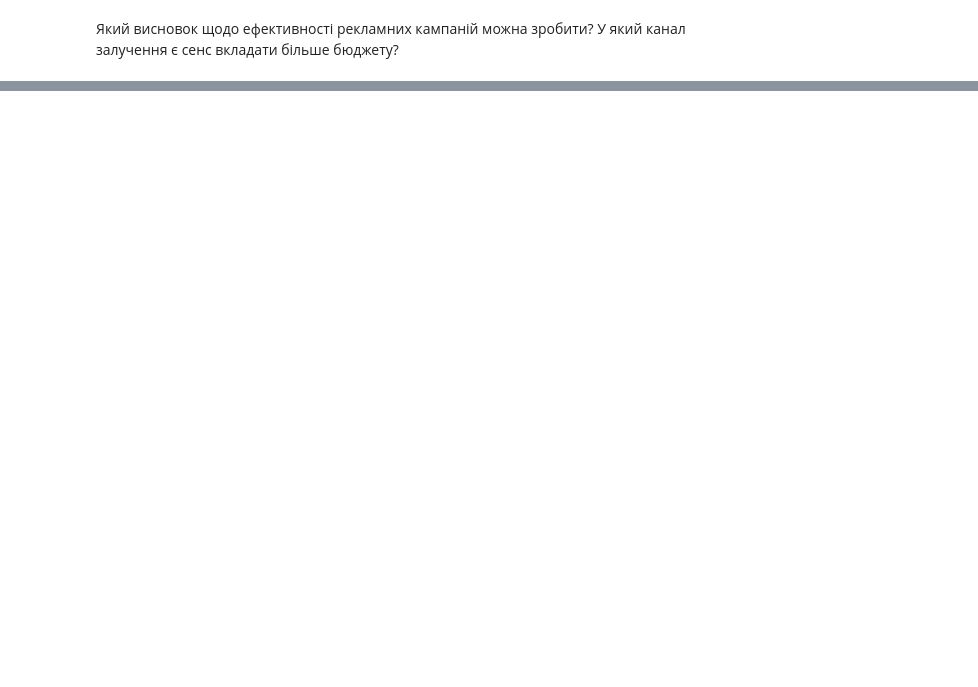
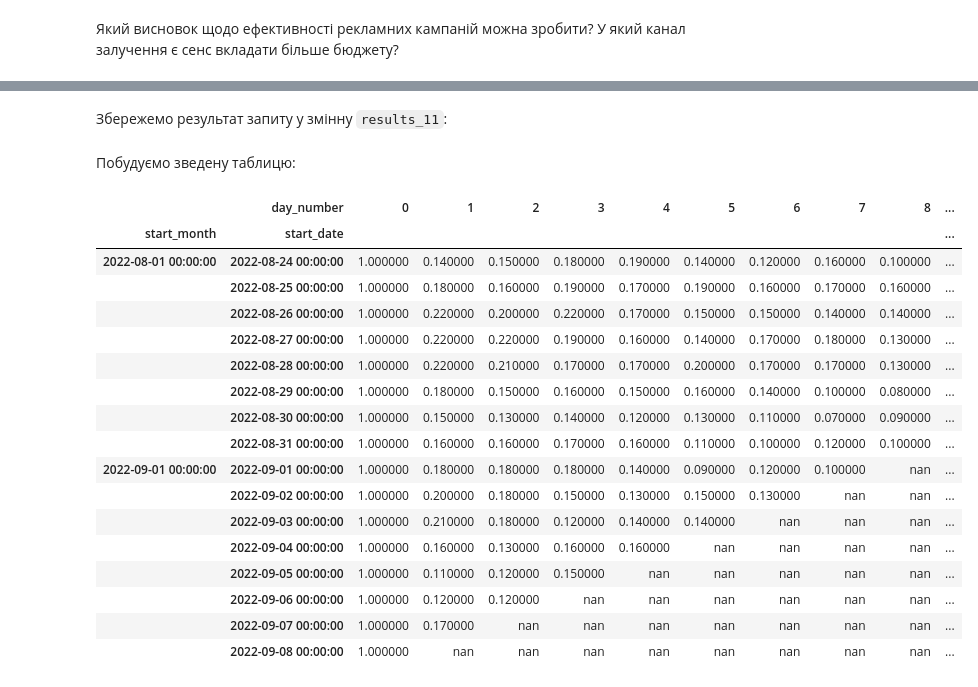
Before and after one commit to Aranaur/py4ds, a Jupyter notebook: sql_metrics.ipynb, the cells around one changed output, grey strips where cells are left out. Drawn from its saved outputs; the diff is of its cells as text; code cells hidden in the pictures; blank space fills up the shorter version.

Commit message:
add sql retention

```diff
--- a/sql_metrics.ipynb
+++ b/sql_metrics.ipynb
@@ -1688,0 +1992,2 @@ fig.show()
+# %% [markdown]
+Збережемо результат запиту у змінну `results_11`:
@@ -1688,0 +2010,34 @@ fig.show()
+# %% [markdown]
+Побудуємо зведену таблицю:
+# %%
+# | column: page
+
+results_11.fillna("", inplace=True)
+
+pd.pivot_table(
+    results_11,
+    index=["start_month", "start_date"],
+    columns="day_number",
+    values="retention",
+).style.background_gradient(
+    cmap="Blues",
+)
+# %% [output]
+|  | day_number | 0 | 1 | 2 | 3 | 4 | 5 | 6 | 7 | 8 | ... |
+| start_month | start_date |  |  |  |  |  |  |  |  |  | ... |
+| 2022-08-01 00:00:00 | 2022-08-24 00:00:00 | 1.000000 | 0.140000 | 0.150000 | 0.180000 | 0.190000 | 0.140000 | 0.120000 | 0.160000 | 0.100000 | ... |
+|  | 2022-08-25 00:00:00 | 1.000000 | 0.180000 | 0.160000 | 0.190000 | 0.170000 | 0.190000 | 0.160000 | 0.170000 | 0.160000 | ... |
+|  | 2022-08-26 00:00:00 | 1.000000 | 0.220000 | 0.200000 | 0.220000 | 0.170000 | 0.150000 | 0.150000 | 0.140000 | 0.140000 | ... |
+|  | 2022-08-27 00:00:00 | 1.000000 | 0.220000 | 0.220000 | 0.190000 | 0.160000 | 0.140000 | 0.170000 | 0.180000 | 0.130000 | ... |
+|  | 2022-08-28 00:00:00 | 1.000000 | 0.220000 | 0.210000 | 0.170000 | 0.170000 | 0.200000 | 0.170000 | 0.170000 | 0.130000 | ... |
+|  | 2022-08-29 00:00:00 | 1.000000 | 0.180000 | 0.150000 | 0.160000 | 0.150000 | 0.160000 | 0.140000 | 0.100000 | 0.080000 | ... |
+|  | 2022-08-30 00:00:00 | 1.000000 | 0.150000 | 0.130000 | 0.140000 | 0.120000 | 0.130000 | 0.110000 | 0.070000 | 0.090000 | ... |
+|  | 2022-08-31 00:00:00 | 1.000000 | 0.160000 | 0.160000 | 0.170000 | 0.160000 | 0.110000 | 0.100000 | 0.120000 | 0.100000 | ... |
+| 2022-09-01 00:00:00 | 2022-09-01 00:00:00 | 1.000000 | 0.180000 | 0.180000 | 0.180000 | 0.140000 | 0.090000 | 0.120000 | 0.100000 | nan | ... |
+|  | 2022-09-02 00:00:00 | 1.000000 | 0.200000 | 0.180000 | 0.150000 | 0.130000 | 0.150000 | 0.130000 | nan | nan | ... |
+|  | 2022-09-03 00:00:00 | 1.000000 | 0.210000 | 0.180000 | 0.120000 | 0.140000 | 0.140000 | nan | nan | nan | ... |
+|  | 2022-09-04 00:00:00 | 1.000000 | 0.160000 | 0.130000 | 0.160000 | 0.160000 | nan | nan | nan | nan | ... |
+|  | 2022-09-05 00:00:00 | 1.000000 | 0.110000 | 0.120000 | 0.150000 | nan | nan | nan | nan | nan | ... |
+|  | 2022-09-06 00:00:00 | 1.000000 | 0.120000 | 0.120000 | nan | nan | nan | nan | nan | nan | ... |
+|  | 2022-09-07 00:00:00 | 1.000000 | 0.170000 | nan | nan | nan | nan | nan | nan | nan | ... |
+|  | 2022-09-08 00:00:00 | 1.000000 | nan | nan | nan | nan | nan | nan | nan | nan | ... |
```
Also changed, not shown: parts of 11 cells of this notebook, 2 other files.
